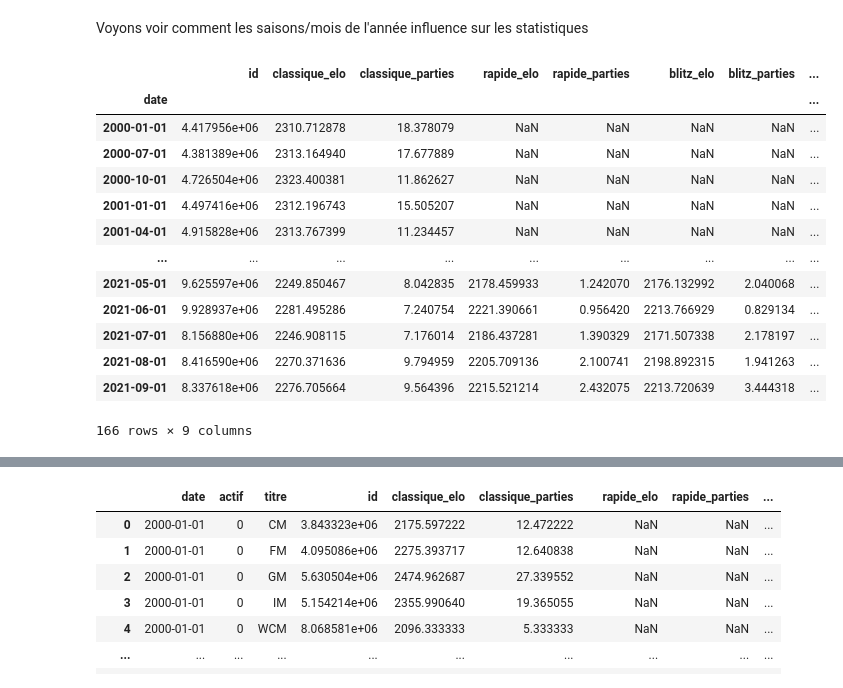
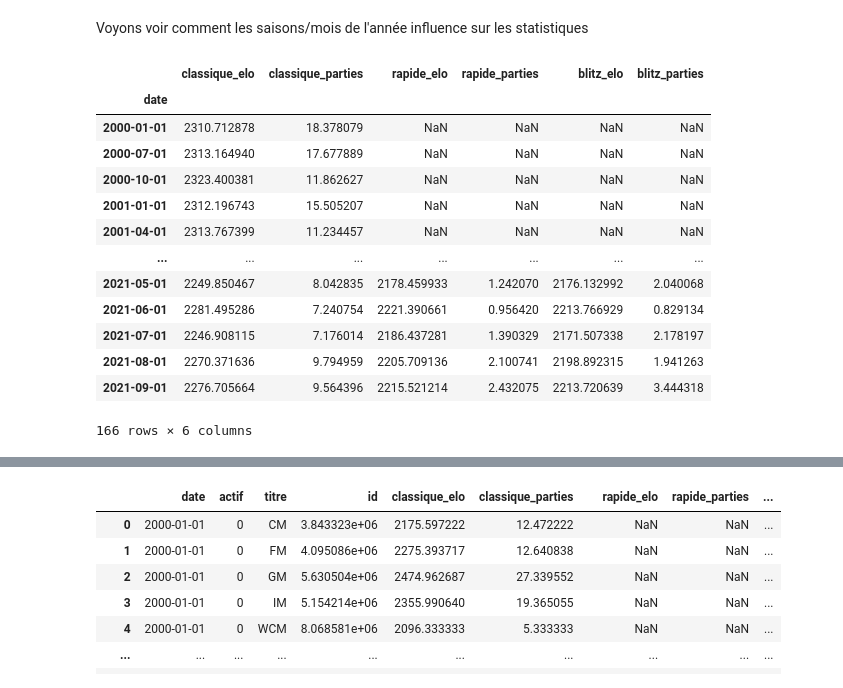
Before and after one commit to vinthara/chess, a Jupyter notebook: data_eda2.ipynb, the cells around one changed output, grey strips where cells are left out. Cells and saved outputs as stored; diff of their text form; code cells hidden in the pictures.

```diff
--- a/data_eda2.ipynb
+++ b/data_eda2.ipynb
@@ -57,22 +73,22 @@ test2 = test.merge(df_players[['id','titre','pays','naissance','sexe','actif']],
 # %% [markdown]
 Voyons voir comment les saisons/mois de l'année influence sur les statistiques
 # %%
-test2.groupby('date').mean()
+test2.groupby('date').mean()[['classique_elo','classique_parties','rapide_elo','rapide_parties' ,'blitz_elo' ,'blitz_parties']]
 # %% [output]
-|  | id | classique_elo | classique_parties | rapide_elo | rapide_parties | blitz_elo | blitz_parties | ... |
-| date |  |  |  |  |  |  |  | ... |
-| 2000-01-01 | 4.417956e+06 | 2310.712878 | 18.378079 | NaN | NaN | NaN | NaN | ... |
-| 2000-07-01 | 4.381389e+06 | 2313.164940 | 17.677889 | NaN | NaN | NaN | NaN | ... |
-| 2000-10-01 | 4.726504e+06 | 2323.400381 | 11.862627 | NaN | NaN | NaN | NaN | ... |
-| 2001-01-01 | 4.497416e+06 | 2312.196743 | 15.505207 | NaN | NaN | NaN | NaN | ... |
-| 2001-04-01 | 4.915828e+06 | 2313.767399 | 11.234457 | NaN | NaN | NaN | NaN | ... |
-| ... | ... | ... | ... | ... | ... | ... | ... | ... |
-| 2021-05-01 | 9.625597e+06 | 2249.850467 | 8.042835 | 2178.459933 | 1.242070 | 2176.132992 | 2.040068 | ... |
-| 2021-06-01 | 9.928937e+06 | 2281.495286 | 7.240754 | 2221.390661 | 0.956420 | 2213.766929 | 0.829134 | ... |
-| 2021-07-01 | 8.156880e+06 | 2246.908115 | 7.176014 | 2186.437281 | 1.390329 | 2171.507338 | 2.178197 | ... |
-| 2021-08-01 | 8.416590e+06 | 2270.371636 | 9.794959 | 2205.709136 | 2.100741 | 2198.892315 | 1.941263 | ... |
-| 2021-09-01 | 8.337618e+06 | 2276.705664 | 9.564396 | 2215.521214 | 2.432075 | 2213.720639 | 3.444318 | ... |
+|  | classique_elo | classique_parties | rapide_elo | rapide_parties | blitz_elo | blitz_parties |
+| date |  |  |  |  |  |  |
+| 2000-01-01 | 2310.712878 | 18.378079 | NaN | NaN | NaN | NaN |
+| 2000-07-01 | 2313.164940 | 17.677889 | NaN | NaN | NaN | NaN |
+| 2000-10-01 | 2323.400381 | 11.862627 | NaN | NaN | NaN | NaN |
+| 2001-01-01 | 2312.196743 | 15.505207 | NaN | NaN | NaN | NaN |
+| 2001-04-01 | 2313.767399 | 11.234457 | NaN | NaN | NaN | NaN |
+| ... | ... | ... | ... | ... | ... | ... |
+| 2021-05-01 | 2249.850467 | 8.042835 | 2178.459933 | 1.242070 | 2176.132992 | 2.040068 |
+| 2021-06-01 | 2281.495286 | 7.240754 | 2221.390661 | 0.956420 | 2213.766929 | 0.829134 |
+| 2021-07-01 | 2246.908115 | 7.176014 | 2186.437281 | 1.390329 | 2171.507338 | 2.178197 |
+| 2021-08-01 | 2270.371636 | 9.794959 | 2205.709136 | 2.100741 | 2198.892315 | 1.941263 |
+| 2021-09-01 | 2276.705664 | 9.564396 | 2215.521214 | 2.432075 | 2213.720639 | 3.444318 |
-166 rows × 9 columns
+166 rows × 6 columns
 # %%
 test2.groupby(['date','actif', 'titre']).mean()
 # %% [output]
```
Also changed, not shown: parts of 19 cells of this notebook, 5 other files.
